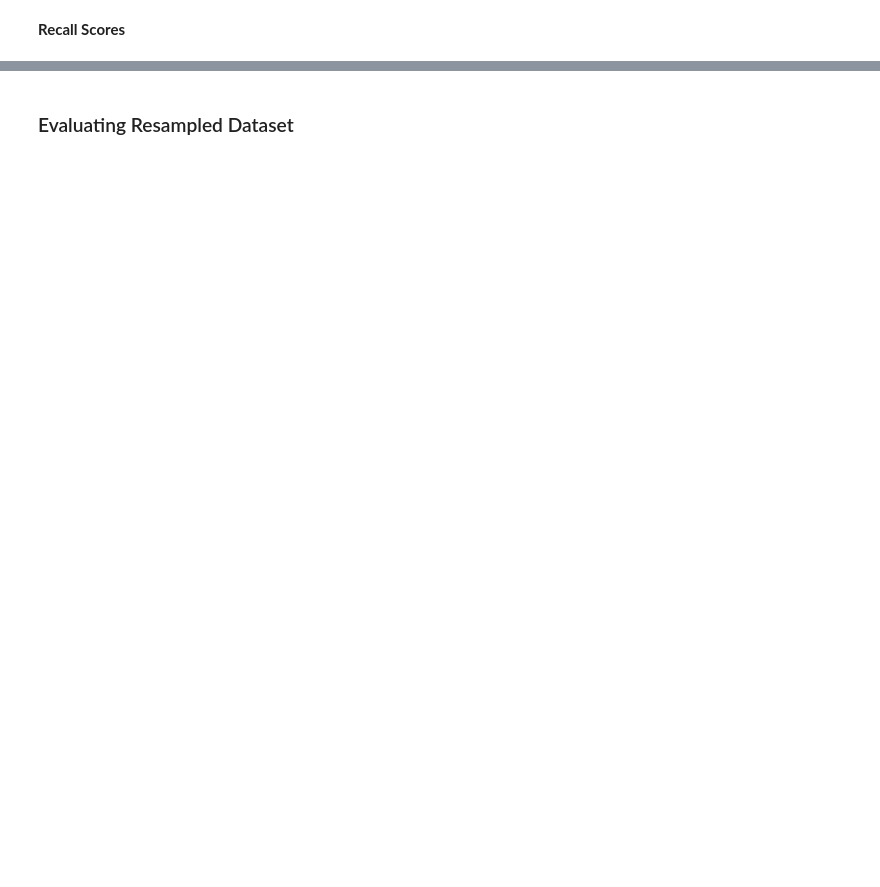
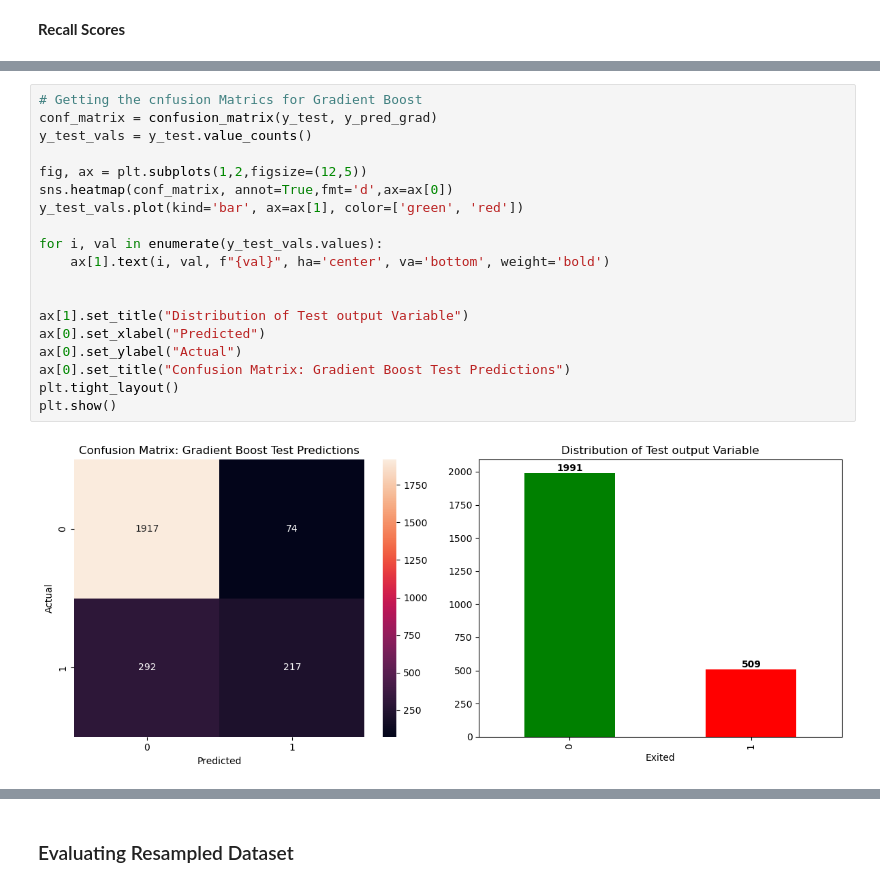
Before and after one commit to Tobiodedere1211/customer-churn-with-ANN, a Jupyter notebook: feature-engineering_model_builing.ipynb, the cells around one changed output, grey strips where cells are left out. Drawn from its saved outputs; the diff is of its cells as text; blank space fills up the shorter version.

```diff
--- a/feature-engineering_model_builing.ipynb
+++ b/feature-engineering_model_builing.ipynb
@@ -363,0 +404,21 @@ Name: count, dtype: int64
+# %%
+# Getting the cnfusion Matrics for Gradient Boost
+conf_matrix = confusion_matrix(y_test, y_pred_grad)
+y_test_vals = y_test.value_counts()
+
+fig, ax = plt.subplots(1,2,figsize=(12,5))
+sns.heatmap(conf_matrix, annot=True,fmt='d',ax=ax[0])
+y_test_vals.plot(kind='bar', ax=ax[1], color=['green', 'red'])
+
+for i, val in enumerate(y_test_vals.values):
+    ax[1].text(i, val, f"{val}", ha='center', va='bottom', weight='bold')
+
+
+ax[1].set_title("Distribution of Test output Variable")
+ax[0].set_xlabel("Predicted")
+ax[0].set_ylabel("Actual")
+ax[0].set_title("Confusion Matrix: Gradient Boost Test Predictions")
+plt.tight_layout()
+plt.show()
+# %% [output]
+[figure, added]
```
Also changed, not shown: parts of 46 cells of this notebook.
